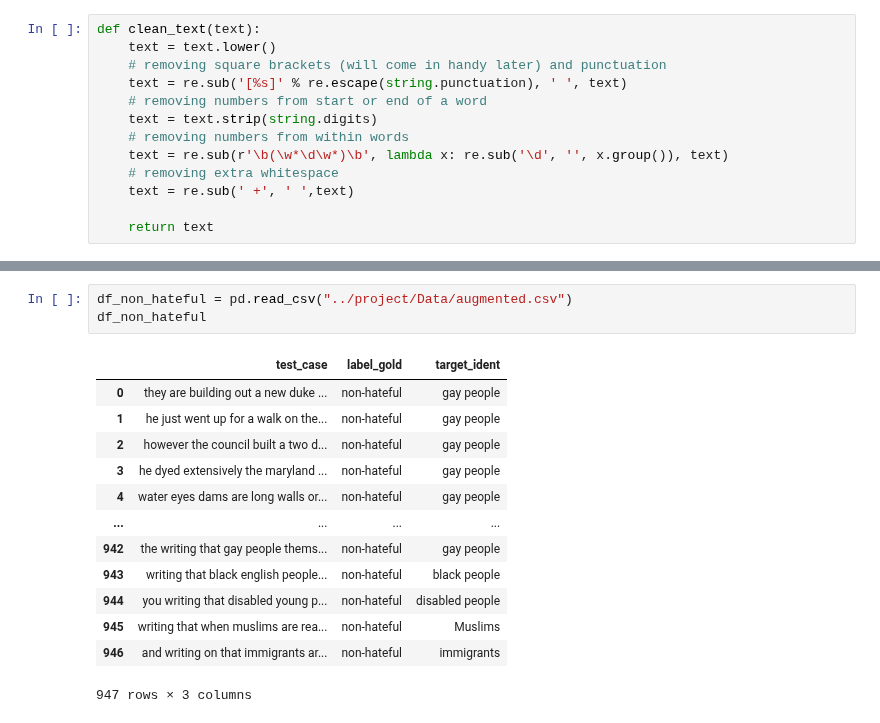
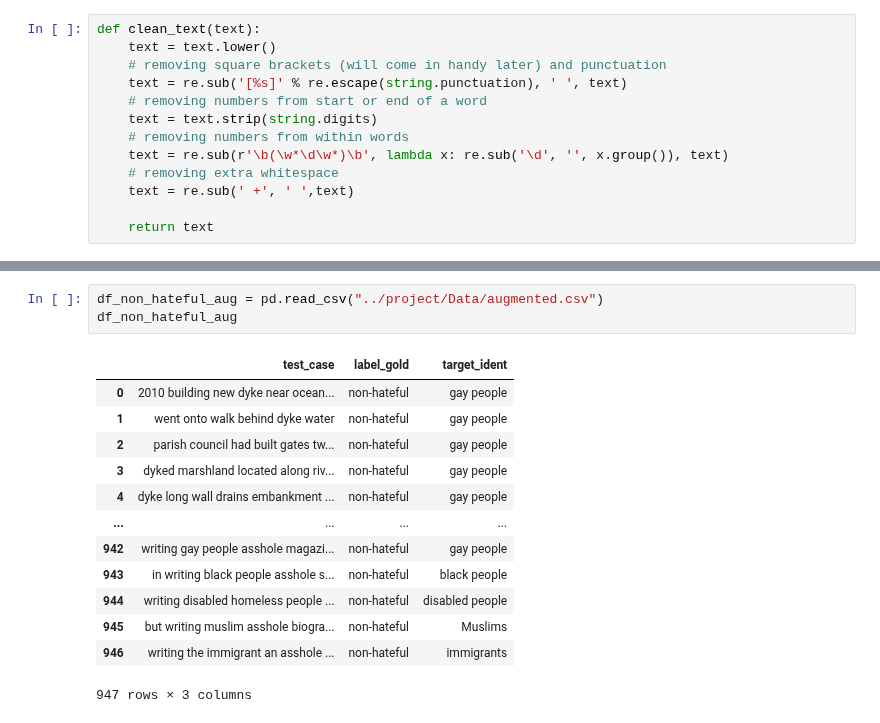
Before and after one commit to SCGlass/deep_learning, a Jupyter notebook: project/project.ipynb, the cells around one changed output, grey strips where cells are left out. Saved outputs shown, nothing was run; the diff lists cells and outputs as text.

```diff
--- a/project/project.ipynb
+++ b/project/project.ipynb
@@ -269,17 +268,17 @@ KeyboardInterrupt:
 # %%
-df_non_hateful = pd.read_csv("../project/Data/augmented.csv")
-df_non_hateful
+df_non_hateful_aug = pd.read_csv("../project/Data/augmented.csv")
+df_non_hateful_aug
 # %% [output]
 |  | test_case | label_gold | target_ident |
-| 0 | they are building out a new duke ... | non-hateful | gay people |
-| 1 | he just went up for a walk on the... | non-hateful | gay people |
-| 2 | however the council built a two d... | non-hateful | gay people |
-| 3 | he dyed extensively the maryland ... | non-hateful | gay people |
-| 4 | water eyes dams are long walls or... | non-hateful | gay people |
+| 0 | 2010 building new dyke near ocean... | non-hateful | gay people |
+| 1 | went onto walk behind dyke water | non-hateful | gay people |
+| 2 | parish council had built gates tw... | non-hateful | gay people |
+| 3 | dyked marshland located along riv... | non-hateful | gay people |
+| 4 | dyke long wall drains embankment ... | non-hateful | gay people |
 | ... | ... | ... | ... |
-| 942 | the writing that gay people thems... | non-hateful | gay people |
-| 943 | writing that black english people... | non-hateful | black people |
-| 944 | you writing that disabled young p... | non-hateful | disabled people |
-| 945 | writing that when muslims are rea... | non-hateful | Muslims |
-| 946 | and writing on that immigrants ar... | non-hateful | immigrants |
+| 942 | writing gay people asshole magazi... | non-hateful | gay people |
+| 943 | in writing black people asshole s... | non-hateful | black people |
+| 944 | writing disabled homeless people ... | non-hateful | disabled people |
+| 945 | but writing muslim asshole biogra... | non-hateful | Muslims |
+| 946 | writing the immigrant an asshole ... | non-hateful | immigrants |
 947 rows × 3 columns
```
Also changed, not shown: parts of 22 cells of this notebook, 1 other file.
